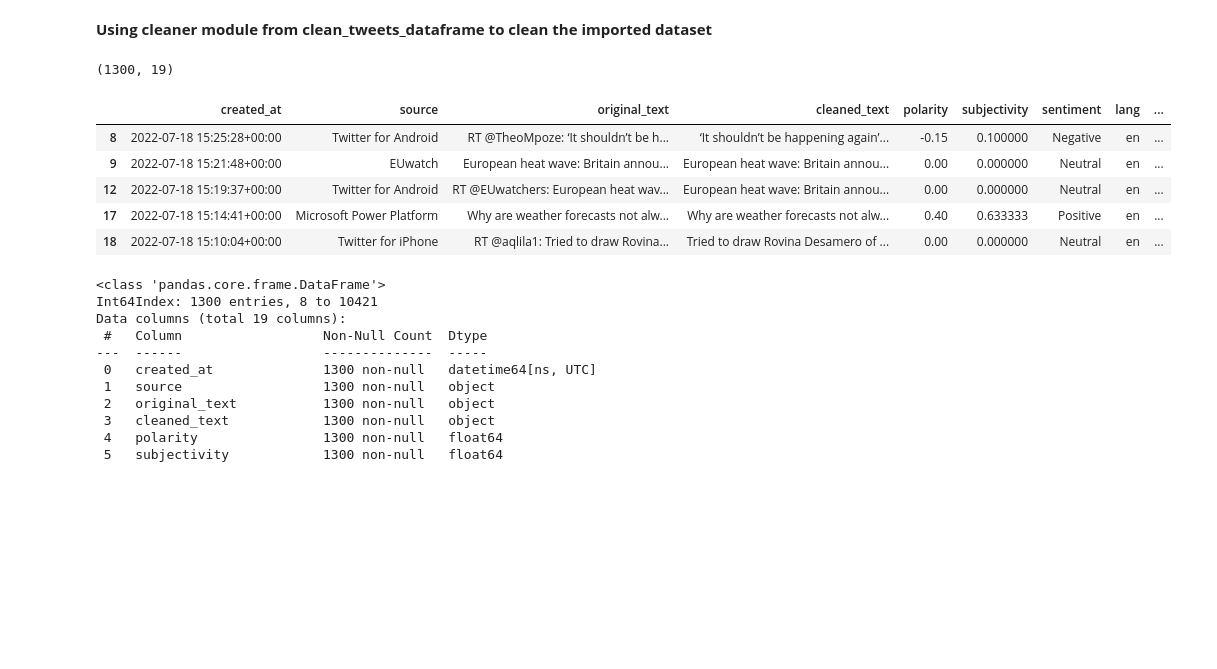
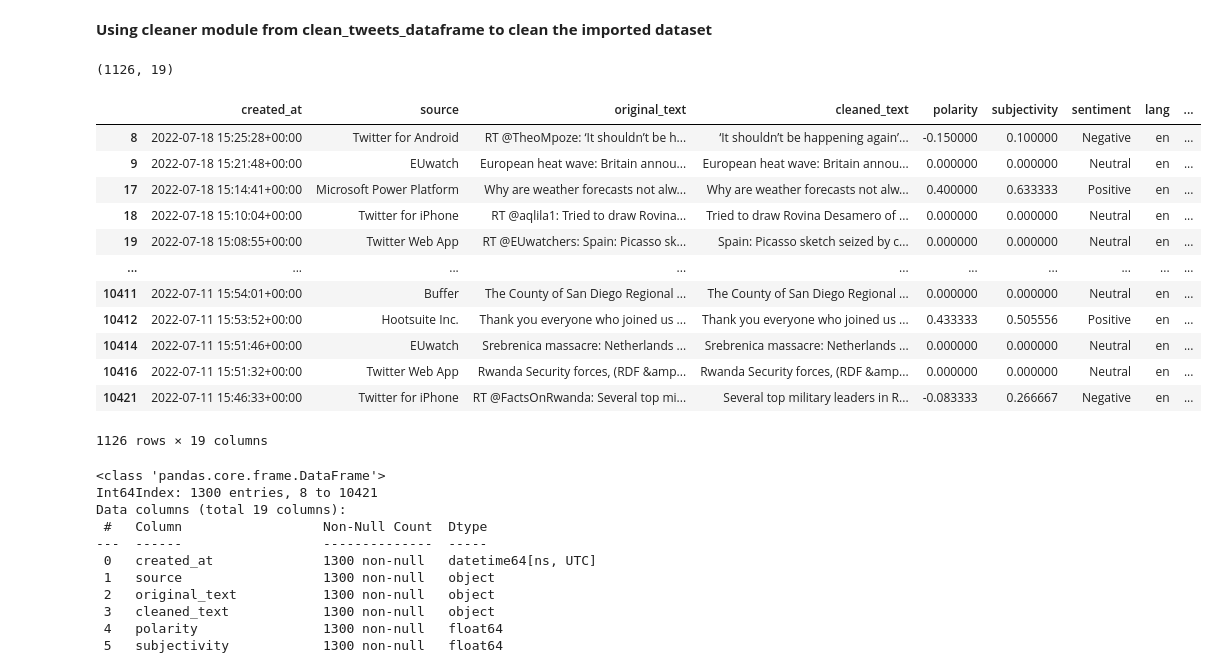
Before and after one commit to fbagire/tweets_analyze, a Jupyter notebook: analysis.ipynb, the cells around one changed output. Drawn from its saved outputs; the diff is of its cells as text; code cells hidden in the pictures; blank space fills up the shorter version.

```diff
--- a/analysis.ipynb
+++ b/analysis.ipynb
@@ -45,15 +45,22 @@ df_tweet=cleaner.convert_to_numbers(df_tweet)
 df_tweet=cleaner.remove_non_english_tweets(df_tweet)
 # %%
 print(df_tweet.shape)
-df_tweet.head()
+df_tweet
 # %% [output]
-(1300, 19)
+(1126, 19)
 |  | created_at | source | original_text | cleaned_text | polarity | subjectivity | sentiment | lang | ... |
-| 8 | 2022-07-18 15:25:28+00:00 | Twitter for Android | RT @TheoMpoze: ‘It shouldn’t be h... | ‘It shouldn’t be happening again’... | -0.15 | 0.100000 | Negative | en | ... |
-| 9 | 2022-07-18 15:21:48+00:00 | EUwatch | European heat wave: Britain annou... | European heat wave: Britain annou... | 0.00 | 0.000000 | Neutral | en | ... |
-| 12 | 2022-07-18 15:19:37+00:00 | Twitter for Android | RT @EUwatchers: European heat wav... | European heat wave: Britain annou... | 0.00 | 0.000000 | Neutral | en | ... |
-| 17 | 2022-07-18 15:14:41+00:00 | Microsoft Power Platform | Why are weather forecasts not alw... | Why are weather forecasts not alw... | 0.40 | 0.633333 | Positive | en | ... |
-| 18 | 2022-07-18 15:10:04+00:00 | Twitter for iPhone | RT @aqlila1: Tried to draw Rovina... | Tried to draw Rovina Desamero of ... | 0.00 | 0.000000 | Neutral | en | ... |
+| 8 | 2022-07-18 15:25:28+00:00 | Twitter for Android | RT @TheoMpoze: ‘It shouldn’t be h... | ‘It shouldn’t be happening again’... | -0.150000 | 0.100000 | Negative | en | ... |
+| 9 | 2022-07-18 15:21:48+00:00 | EUwatch | European heat wave: Britain annou... | European heat wave: Britain annou... | 0.000000 | 0.000000 | Neutral | en | ... |
+| 17 | 2022-07-18 15:14:41+00:00 | Microsoft Power Platform | Why are weather forecasts not alw... | Why are weather forecasts not alw... | 0.400000 | 0.633333 | Positive | en | ... |
+| 18 | 2022-07-18 15:10:04+00:00 | Twitter for iPhone | RT @aqlila1: Tried to draw Rovina... | Tried to draw Rovina Desamero of ... | 0.000000 | 0.000000 | Neutral | en | ... |
+| 19 | 2022-07-18 15:08:55+00:00 | Twitter Web App | RT @EUwatchers: Spain: Picasso sk... | Spain: Picasso sketch seized by c... | 0.000000 | 0.000000 | Neutral | en | ... |
+| ... | ... | ... | ... | ... | ... | ... | ... | ... | ... |
+| 10411 | 2022-07-11 15:54:01+00:00 | Buffer | The County of San Diego Regional ... | The County of San Diego Regional ... | 0.000000 | 0.000000 | Neutral | en | ... |
+| 10412 | 2022-07-11 15:53:52+00:00 | Hootsuite Inc. | Thank you everyone who joined us ... | Thank you everyone who joined us ... | 0.433333 | 0.505556 | Positive | en | ... |
+| 10414 | 2022-07-11 15:51:46+00:00 | EUwatch | Srebrenica massacre: Netherlands ... | Srebrenica massacre: Netherlands ... | 0.000000 | 0.000000 | Neutral | en | ... |
+| 10416 | 2022-07-11 15:51:32+00:00 | Twitter Web App | Rwanda Security forces, (RDF &amp... | Rwanda Security forces, (RDF &amp... | 0.000000 | 0.000000 | Neutral | en | ... |
+| 10421 | 2022-07-11 15:46:33+00:00 | Twitter for iPhone | RT @FactsOnRwanda: Several top mi... | Several top military leaders in R... | -0.083333 | 0.266667 | Negative | en | ... |
+1126 rows × 19 columns
 # %%
 df_tweet.info()
 # %% [output]
```
Also changed, not shown: parts of 3 cells of this notebook, 2 other files.
